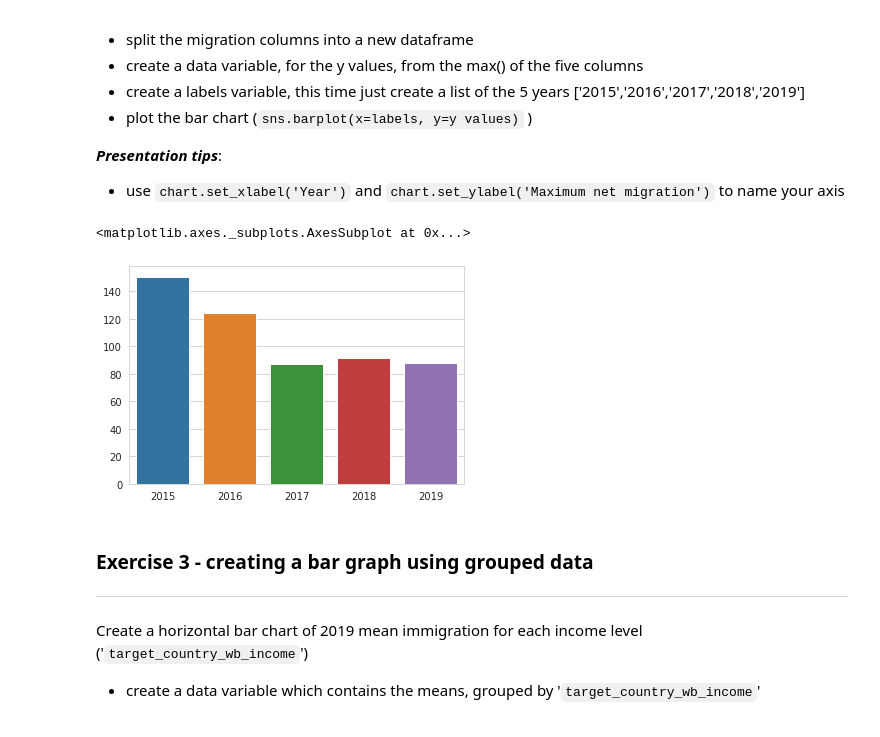
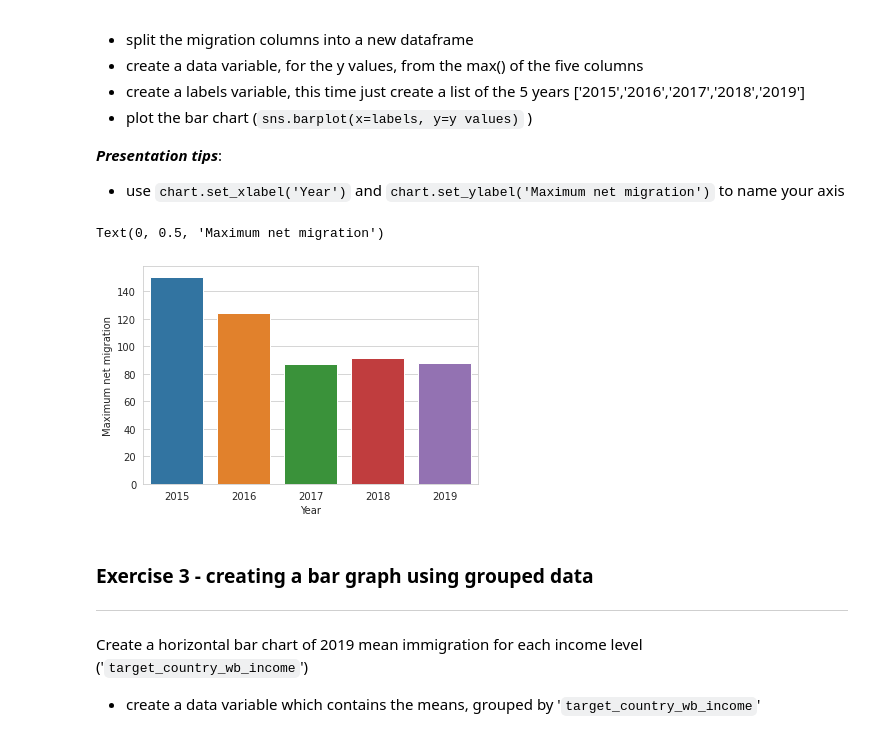
Before and after one commit to sleevetug/Eloise, a Jupyter notebook: Copy_of_7_2_Visualisation_with_Seaborn.ipynb, the cells around one changed output. Saved outputs shown, nothing was run; the diff lists cells and outputs as text; code cells hidden in the pictures.

```diff
--- a/Copy_of_7_2_Visualisation_with_Seaborn.ipynb
+++ b/Copy_of_7_2_Visualisation_with_Seaborn.ipynb
@@ -110,19 +110,19 @@ Create a bar chart which shows the total net migration for the years 2015-2019
 # %%
 import pandas as pd
 import seaborn as sns
 
 url = "https://github.com/futureCodersSE/working-with-data/blob/main/Data%20sets/public_use-talent-migration.xlsx?raw=true"
 df = pd.read_excel(url, sheet_name = 'Country Migration')
 
 net_migration = df[['net_per_10K_2015', 'net_per_10K_2016', 'net_per_10K_2017', 'net_per_10K_2018', 'net_per_10K_2019']]
 data = net_migration.max()
 labels = ['2015','2016','2017','2018','2019']
+chart = sns.barplot(x=labels, y=data)
 chart.set_xlabel('Year')
 chart.set_ylabel('Maximum net migration')
-sns.barplot(x=labels, y=data)
 # %% [output]
-<matplotlib.axes._subplots.AxesSubplot at 0x...>
+Text(0, 0.5, 'Maximum net migration')
-[figure, old version]
+[figure, new version]
 # %% [markdown]
 ### Exercise 3 - creating a bar graph using grouped data
 ---
```
Also changed, not shown: parts of 2 cells of this notebook.
